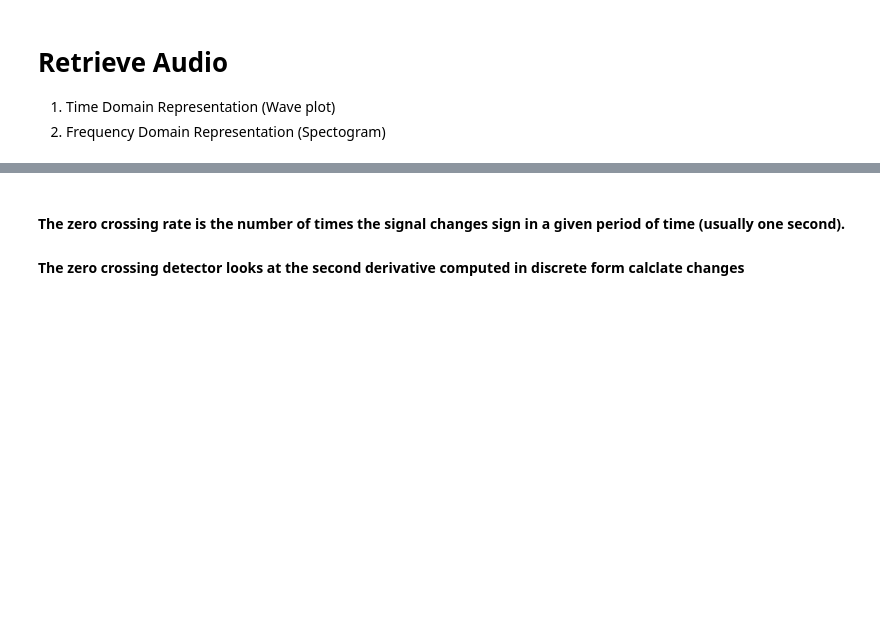
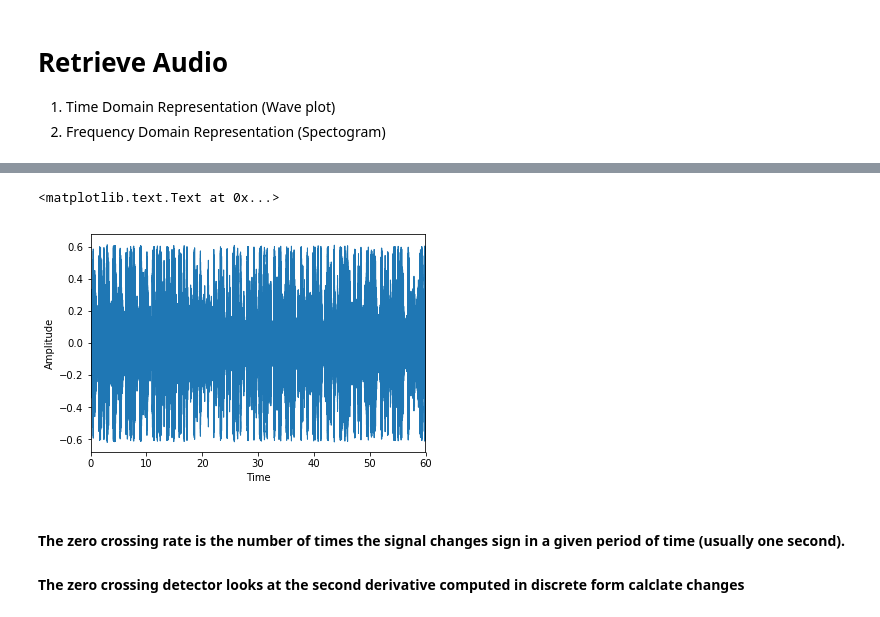
Before and after one commit to Chibukach/mir-fma, a Jupyter notebook: Song and Feature Extraction.ipynb, the cells around one changed output, grey strips where cells are left out. Cells and saved outputs as stored; diff of their text form; code cells hidden in the pictures; blank space fills up the shorter version.

```diff
--- a/Song and Feature Extraction.ipynb
+++ b/Song and Feature Extraction.ipynb
@@ -161,15 +214,13 @@ https://ccrma.stanford.edu/wiki/MIR_workshop_2014
 1. Time Domain Representation (Wave plot)
 2. Frequency Domain Representation (Spectogram)
 # %%
-sampling_rate = 44100
-
 song_path = path_to_small_fma + "/Hip-Hop/5.mp3"
 song_path1 = path_to_small_fma + "/Electronic/100538.mp3"
 song_path2 = path_to_small_fma + "/Pop/10396.mp3"
 
-song_amp  = librosa.load(song_path, sampling_rate)[0]
-song_amp1  = librosa.load(song_path1, sampling_rate)[0]
-song_amp2  = librosa.load(song_path2, sampling_rate)[0]
+song_amp  = librosa.load(song_path, sr = None)[0]
+song_amp1  = librosa.load(song_path1, sr=None)[0]
+song_amp2  = librosa.load(song_path2, sr=None)[0]
 
 demo_songs =[song_amp,song_amp1,song_amp2]
 
@@ -179,6 +232,9 @@ Audio(data=song_amp, rate=sampling_rate)
 # %%
-waveplot(demo_songs[0],sampling_rate)
+waveplot(demo_songs[0])
 plt.ylabel('Amplitude')
+# %% [output]
+<matplotlib.text.Text at 0x...>
+[figure, added]
 # %% [markdown]
 #### The zero crossing rate is the number of times the signal changes sign in a given period of time (usually one second).
 
```
Also changed, not shown: parts of 19 cells of this notebook, 3 other files.
